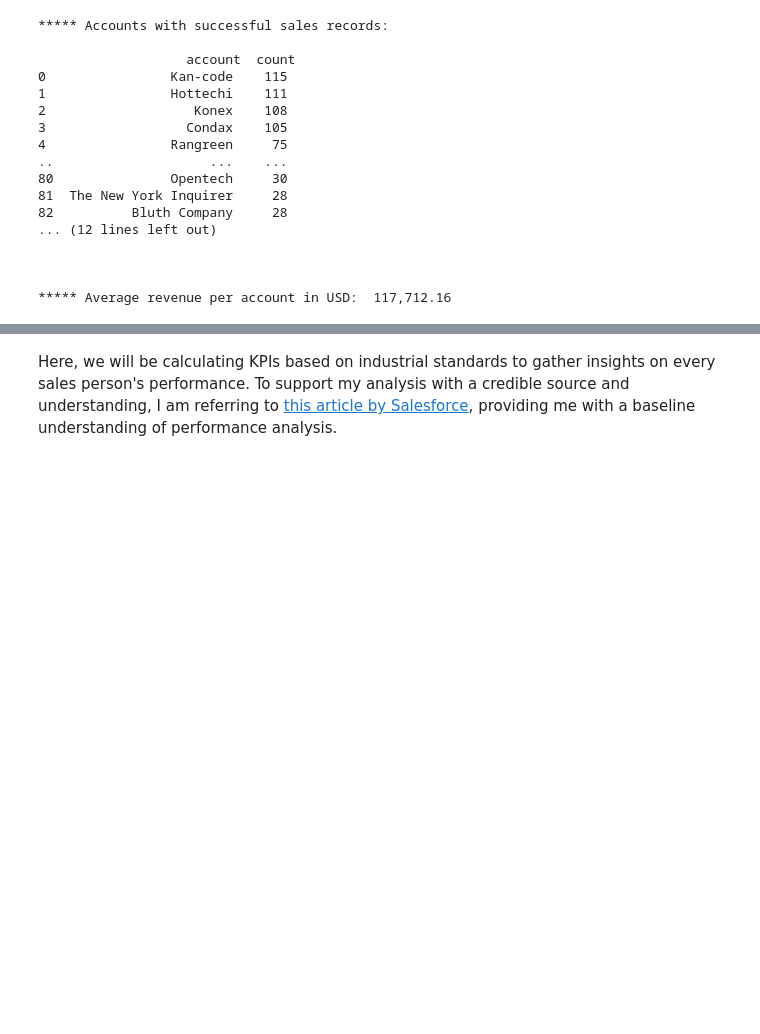
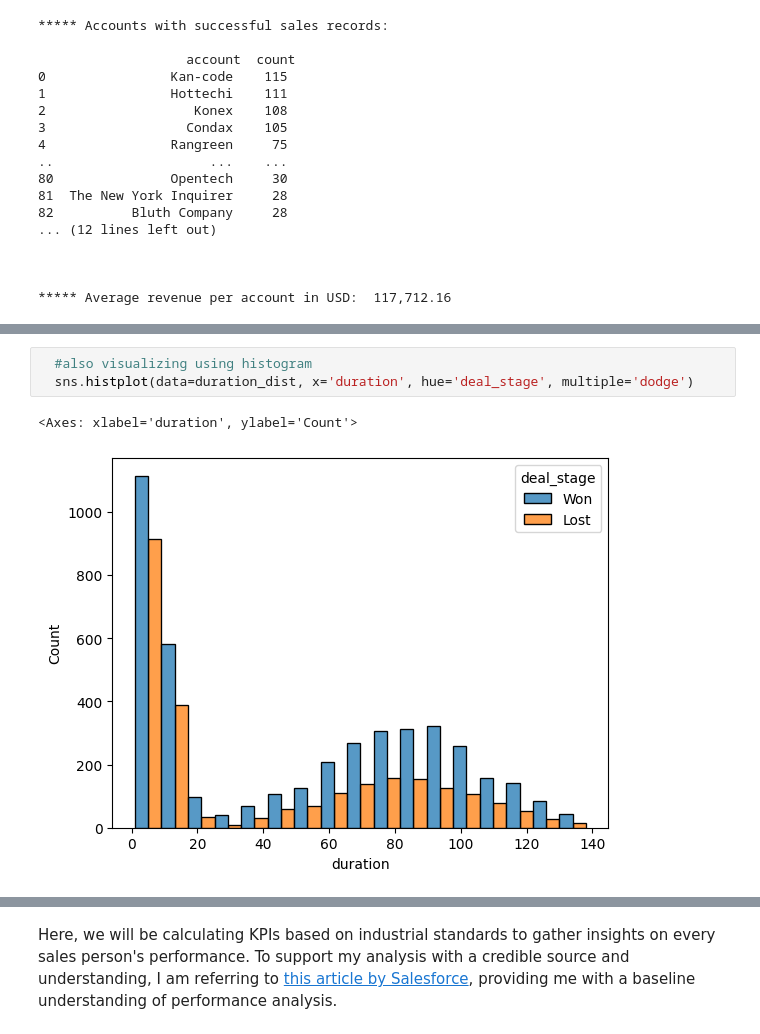
Before and after one commit to SuyogPatgave/Python_Codes-Projects, a Jupyter notebook: CRM_Project.ipynb, the cells around one changed output, grey strips where cells are left out. Saved outputs shown, nothing was run; the diff lists cells and outputs as text; blank space fills up the shorter version.

Commit message:
Created using Colab - in progress

```diff
--- a/CRM_Project.ipynb
+++ b/CRM_Project.ipynb
@@ -1567,0 +1742,6 @@ print(f"***** Average revenue per account in USD: {avg_rev_acc: ,.2f}\n\n\n")
+# %%
+  #also visualizing using histogram
+  sns.histplot(data=duration_dist, x='duration', hue='deal_stage', multiple='dodge')
+# %% [output]
+<Axes: xlabel='duration', ylabel='Count'>
+[figure, added]
```
Also changed, not shown: parts of 14 cells of this notebook.
